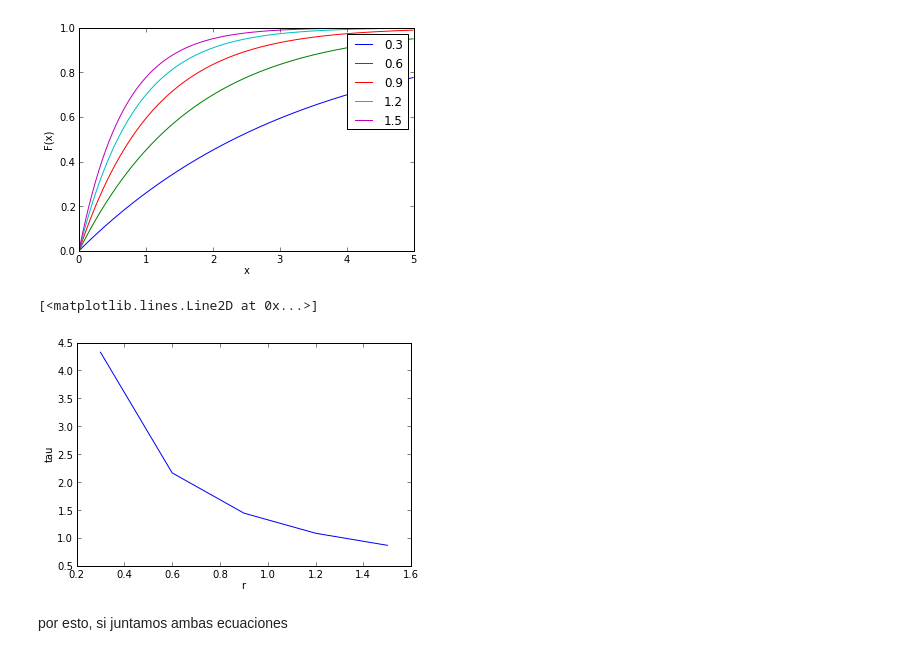
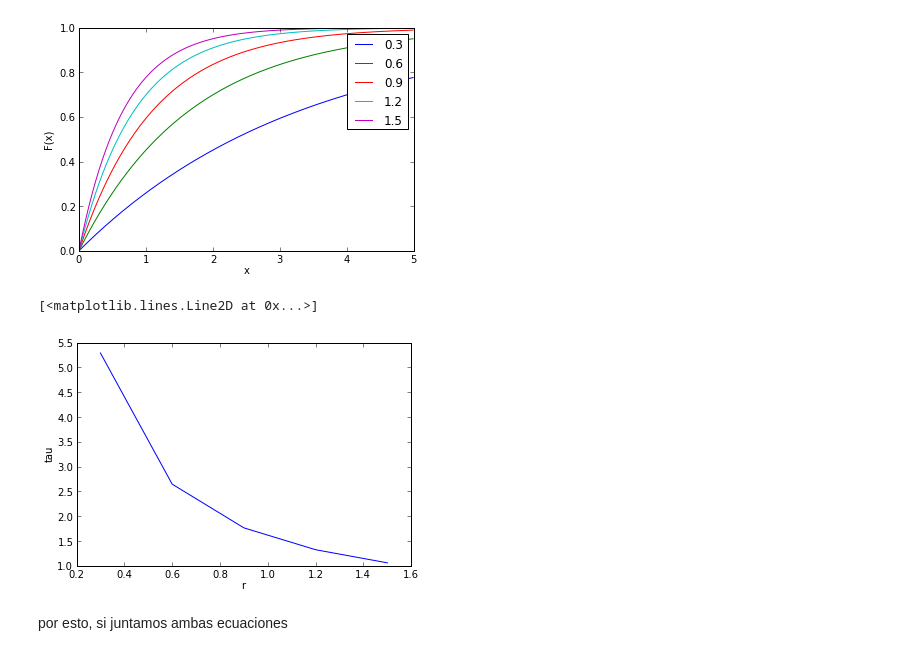
Before and after one commit to jdestupinan1332/Sistems-Biology, a Jupyter notebook: hw_4/Punto 2.ipynb, the cells around one changed output. Cells and saved outputs as stored; diff of their text form; code cells hidden in the pictures.

```diff
--- a/hw_4/Punto 2.ipynb
+++ b/hw_4/Punto 2.ipynb
@@ -22,14 +22,14 @@ legend (r)
 <matplotlib.legend.Legend at 0x...>
 [figure]
 # %%
-u = random_sample() #número aleatorio con distribución continua [0,1)
+u = random.uniform(0,1) #número aleatorio con distribución continua [0,1)
 tau = 1/r*log(1/u) #se v'cómo varía tau respecto a r, con u dado
 xlabel('r')
 ylabel('tau')
 plot(r,tau)
 # %% [output]
 [<matplotlib.lines.Line2D at 0x...>]
-[figure, old version]
+[figure, new version]
 # %% [markdown]
 por esto, si juntamos ambas ecuaciones
 # %%
```
Also changed, not shown: parts of 7 cells of this notebook.
